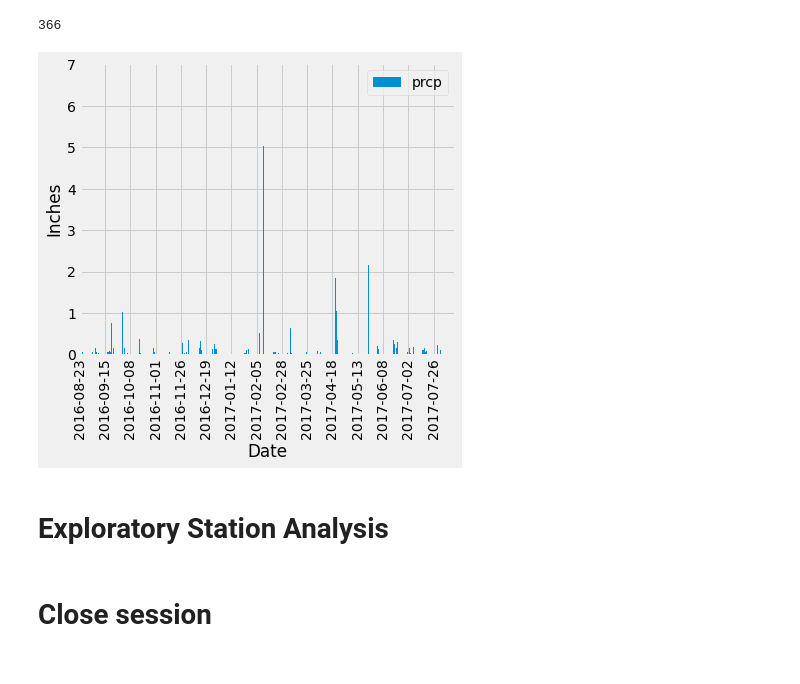
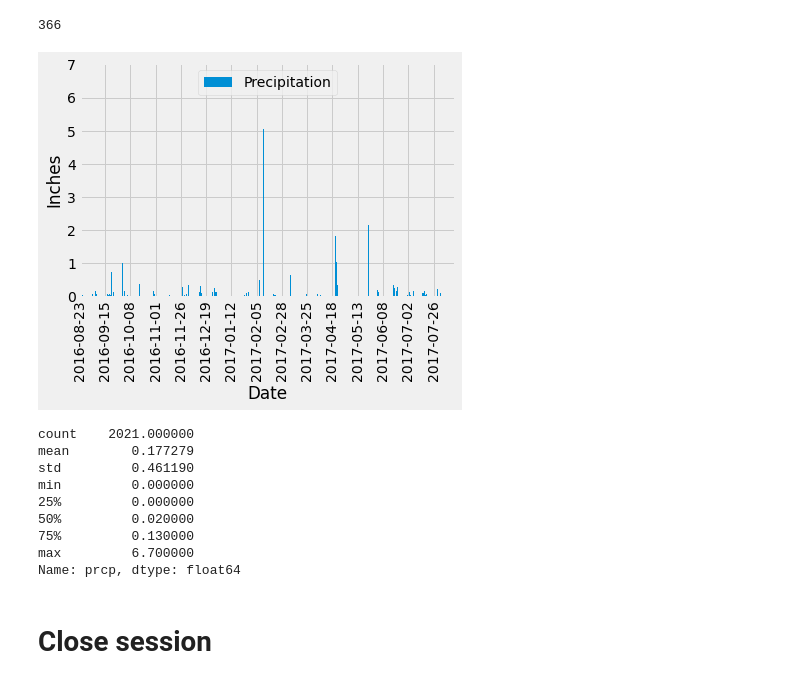
Before and after one commit to emedina2/sqlalchemy-challenge, a Jupyter notebook: climate_starter.ipynb, the cells around one changed output. Saved outputs shown, nothing was run; the diff lists cells and outputs as text; code cells hidden in the pictures.

```diff
--- a/climate_starter.ipynb
+++ b/climate_starter.ipynb
@@ -106,14 +106,24 @@ len(dates.unique())
 366
 # %%
 # Use Pandas Plotting with Matplotlib to plot the data
-date_prec_df.plot('date','prcp',kind = "bar", linewidth=4,figsize=(6,5))
+date_prec_df.plot('date','prcp',kind = "bar",figsize=(6,4), label = "Precipitation")
 plt.xticks(np.arange(0,total_dates,150),rotation=90)
 plt.xlabel('Date')
 plt.ylabel('Inches')
 plt.show()
 # %% [output]
-[figure, old version]
+[figure, new version]
 # %%
 # Use Pandas to calcualte the summary statistics for the precipitation data
+Summary_Stats = date_prec_df['prcp'].describe()
+Summary_Stats
+# %% [output]
+count    2021.000000
+mean        0.177279
+std         0.461190
+min         0.000000
+25%         0.000000
+50%         0.020000
+75%         0.130000
+max         6.700000
+Name: prcp, dtype: float64
-# %% [markdown]
-# Exploratory Station Analysis
```
Also changed, not shown: parts of 1 cell of this notebook.
